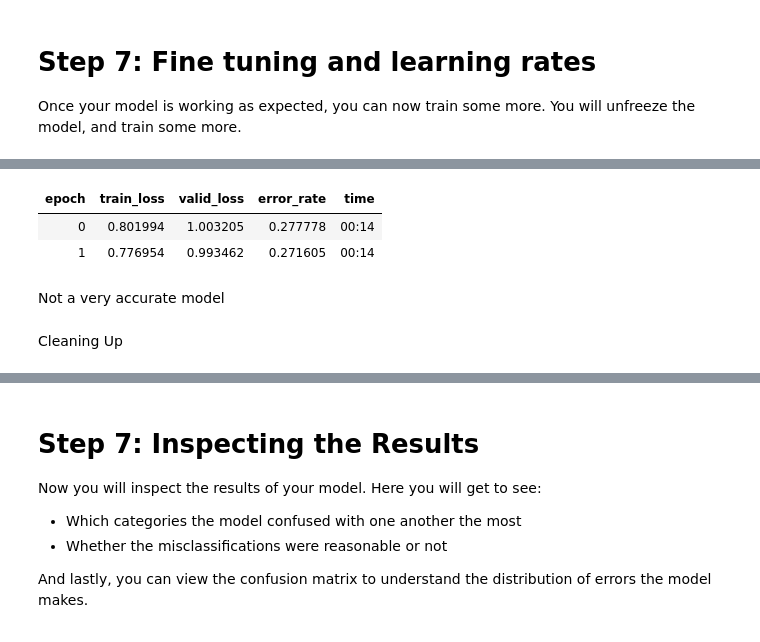
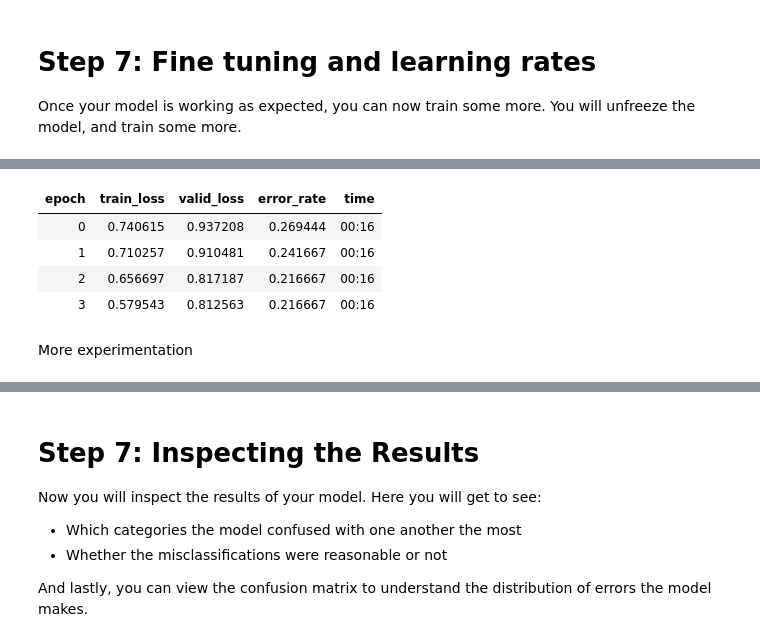
Before and after one commit to ptats/ml101-grad-workshop, a Jupyter notebook: notebooks/Image_Classification.ipynb, the cells around one changed output, grey strips where cells are left out. Saved outputs shown, nothing was run; the diff lists cells and outputs as text; code cells hidden in the pictures.

```diff
--- a/notebooks/Image_Classification.ipynb
+++ b/notebooks/Image_Classification.ipynb
@@ -363,12 +365,12 @@ learn.recorder.plot()
 # %%
-learn.fit_one_cycle(2, max_lr=slice(1e-6, 1e-4))
+learn.fit_one_cycle(4, max_lr=slice(1e-6, 1e-3))
 # %% [output]
 | epoch | train_loss | valid_loss | error_rate | time |
-| 0 | 0.801994 | 1.003205 | 0.277778 | 00:14 |
-| 1 | 0.776954 | 0.993462 | 0.271605 | 00:14 |
+| 0 | 0.740615 | 0.937208 | 0.269444 | 00:16 |
+| 1 | 0.710257 | 0.910481 | 0.241667 | 00:16 |
+| 2 | 0.656697 | 0.817187 | 0.216667 | 00:16 |
+| 3 | 0.579543 | 0.812563 | 0.216667 | 00:16 |
 # %%
 learn.save('stage-2')
-# %% [markdown]
-Not a very accurate model
-# %% [markdown]
-Cleaning Up
+# %% [markdown]
+More experimentation
```
Also changed, not shown: parts of 8 cells of this notebook.
